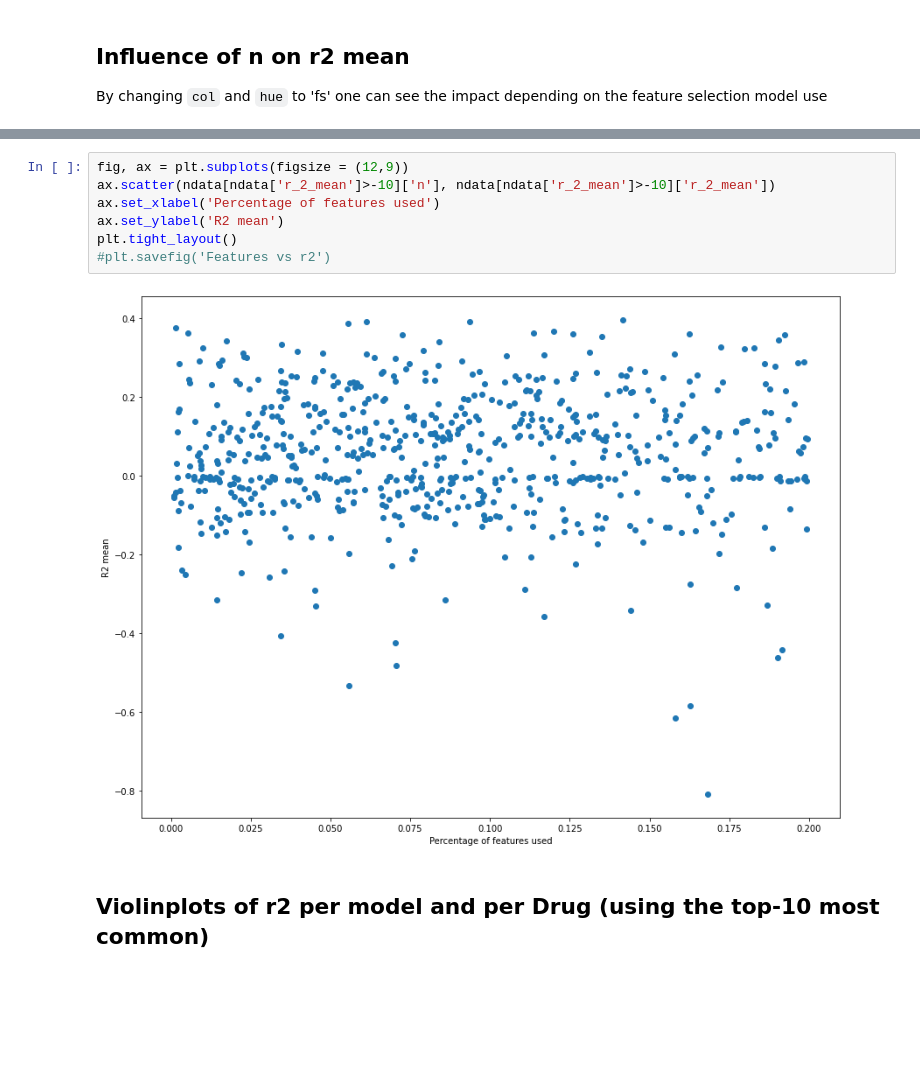
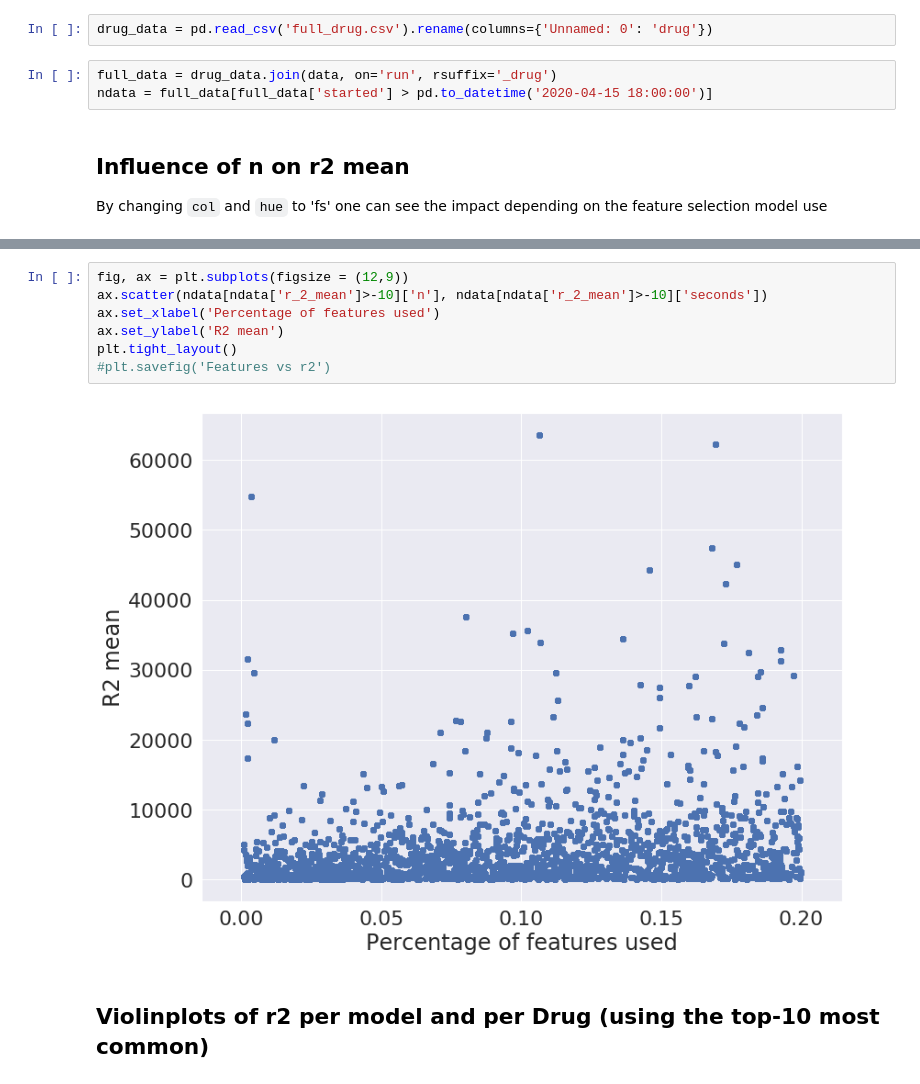
Before and after one commit to lucas-ubm/phc-data-pipeline, a Jupyter notebook: Ranalysis.ipynb, the cells around one changed output, grey strips where cells are left out. Cells and saved outputs as stored; diff of their text form; blank space fills up the shorter version.

```diff
--- a/Ranalysis.ipynb
+++ b/Ranalysis.ipynb
@@ -339,3 +348,8 @@ no = no.join(ndata, rsuffix='_drug')
+# %%
+drug_data = pd.read_csv('full_drug.csv').rename(columns={'Unnamed: 0': 'drug'})
+# %%
+full_data = drug_data.join(data, on='run', rsuffix='_drug')
+ndata = full_data[full_data['started'] > pd.to_datetime('2020-04-15 18:00:00')]
 # %% [markdown]
 ## Influence of n on r2 mean
 By changing `col` and `hue` to 'fs' one can see the impact depending on the feature selection model use
@@ -348,12 +362,12 @@ g = sns.lmplot(x='n', y='r2_score', data=drug_data[drug_data['r2_score']>-1], co
 # %%
 fig, ax = plt.subplots(figsize = (12,9))
-ax.scatter(ndata[ndata['r_2_mean']>-10]['n'], ndata[ndata['r_2_mean']>-10]['r_2_mean'])
+ax.scatter(ndata[ndata['r_2_mean']>-10]['n'], ndata[ndata['r_2_mean']>-10]['seconds'])
 ax.set_xlabel('Percentage of features used')
 ax.set_ylabel('R2 mean')
 plt.tight_layout()
 #plt.savefig('Features vs r2')
 # %% [output]
-[figure, old version]
+[figure, new version]
 # %% [markdown]
 ## Violinplots of r2 per model and per Drug (using the top-10 most common)
 # %%
```
Also changed, not shown: parts of 14 cells of this notebook, 5 other files.
